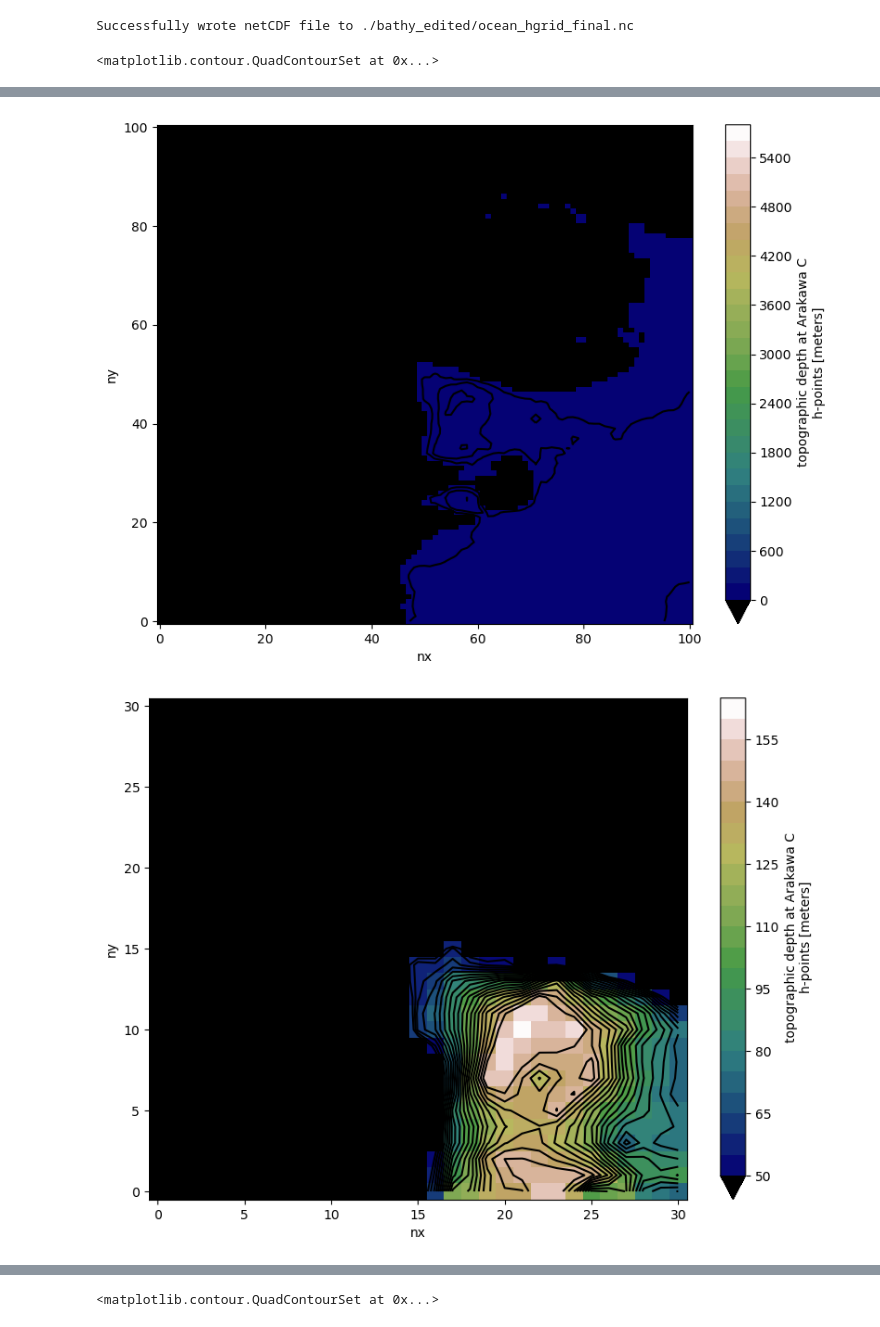
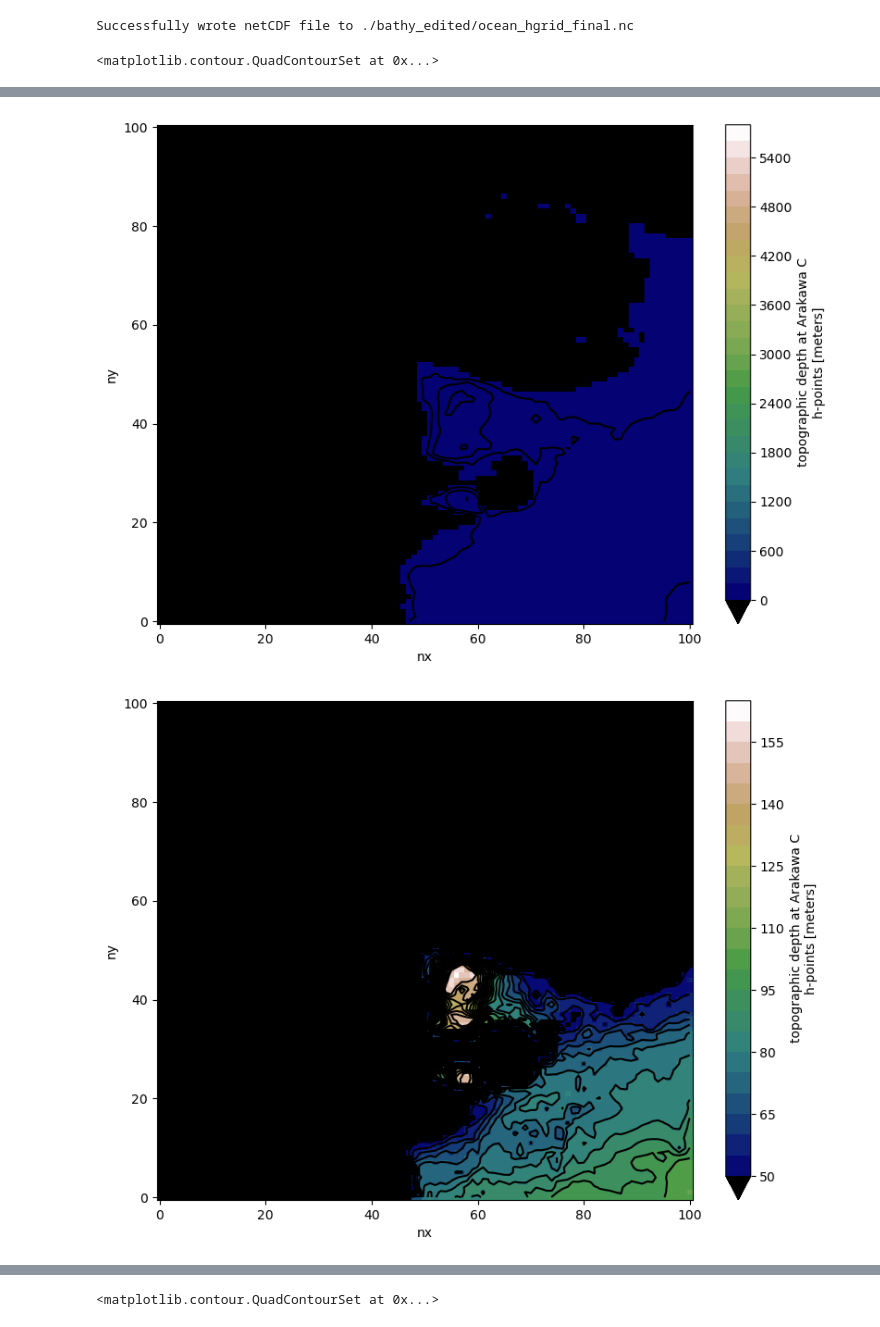
Before and after one commit to nlaureanti/SWA14, a Jupyter notebook: gridgen/fix_topog.ipynb, the cells around one changed output, grey strips where cells are left out. Saved outputs shown, nothing was run; the diff lists cells and outputs as text; code cells hidden in the pictures.

```diff
--- a/gridgen/fix_topog.ipynb
+++ b/gridgen/fix_topog.ipynb
@@ -536,10 +606,10 @@ newOmask.mask.isel(nx=slice(x-dx,x+dx+1),ny=slice(y-dx,y+dx+1)).plot(vmin=0,vmax
 # %%
-x = 365; y = 2
+x = 153; y= 297
 print(topo.depth.isel(nx=x,ny=y).data)
 print(Omask.mask.isel(nx=x,ny=y).data)
 print(newOmask.mask.isel(nx=x,ny=y).data)
 
-print(f"topo.depth.loc[dict(nx={x},ny={y})]")
+print(f"newtopo.depth.loc[dict(nx={x},ny={y})]")
 print(f"newOmask.mask.loc[dict(nx={x},ny={y})]")
 print(f"newLmask.mask.loc[dict(nx={x},ny={y})]")
 
@@ -643,26 +780,28 @@ grd.saveGrid(filename=os.path.join(inputDir, "ocean_hgrid_final.nc"))
 # %% [output]
 Successfully wrote netCDF file to ./bathy_edited/ocean_hgrid_final.nc
 # %%
+##Check Bacia do Prata
+import numpy as np
 topo_check=xr.open_dataset('bathy_edited/ocean_topog.nc')
 p=topo_check.depth.plot( size=10, cmap= 'gist_earth', levels=np.arange(0,8000,1000))
 plt.contour(topo_check.depth,colors='k',levels=np.arange(5000,8000,1000))
 
 
 x = 56; y = 200
 dx=50
 topo_check.depth.isel(nx=slice(x-dx,x+dx+1),ny=slice(y-dx,y+dx+1)).plot(
     cmap= 'gist_earth', levels=np.arange(0,6000,200), size=7)
 plt.contour(topo_check.depth.isel(nx=slice(x-dx,x+dx+1),ny=slice(y-dx,y+dx+1))
                                   ,colors='k',levels=[50,100,150,200,600,1200,2400,3600,4800,5000])
 
 
-dx=15
+dx=50
 topo_check.depth.isel(nx=slice(x-dx,x+dx+1),ny=slice(y-dx,y+dx+1)).plot(
     cmap= 'gist_earth', levels=np.arange(50,170,5), size=7)
 plt.contour(topo_check.depth.isel(nx=slice(x-dx,x+dx+1),ny=slice(y-dx,y+dx+1))
                                   ,colors='k',levels=np.arange(50,150,5))
 # %% [output]
 <matplotlib.contour.QuadContourSet at 0x...>
 [figure]
 [figure]
-[figure, old version]
+[figure, new version]
```
Also changed, not shown: parts of 12 cells of this notebook, 16 other files.
